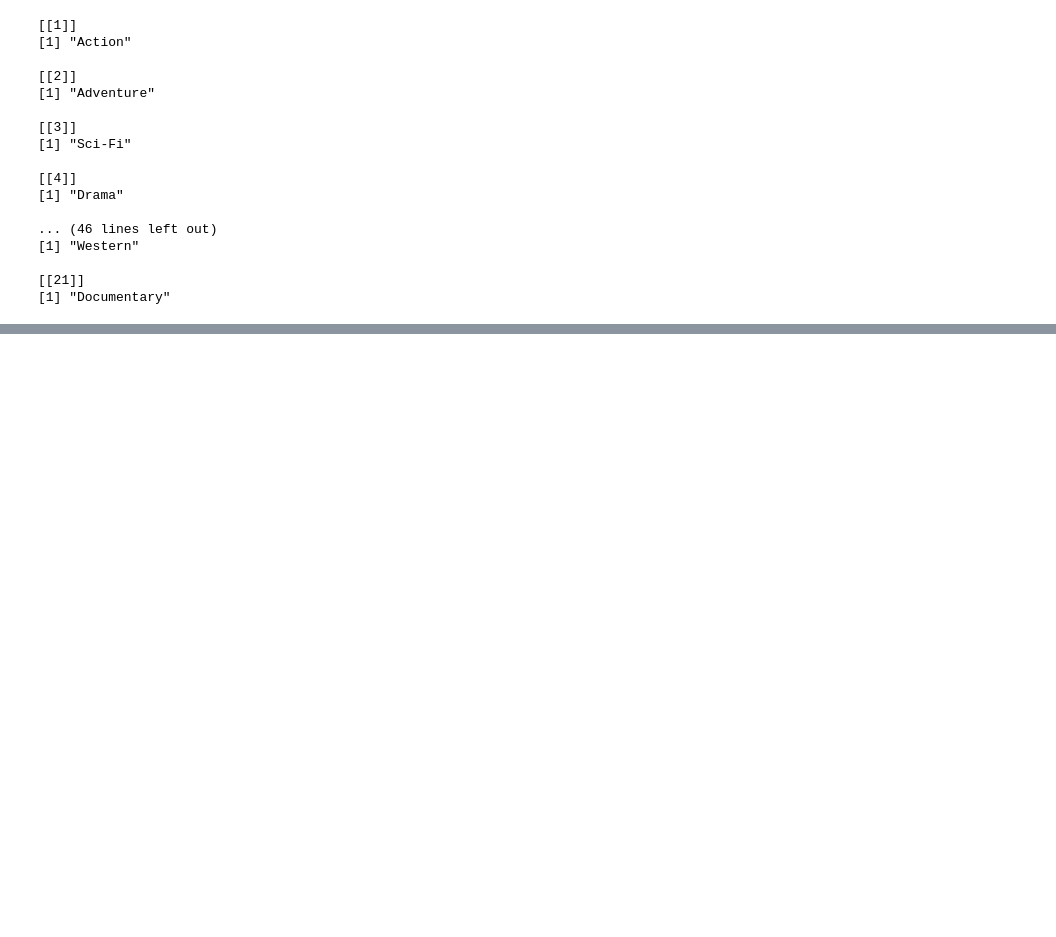
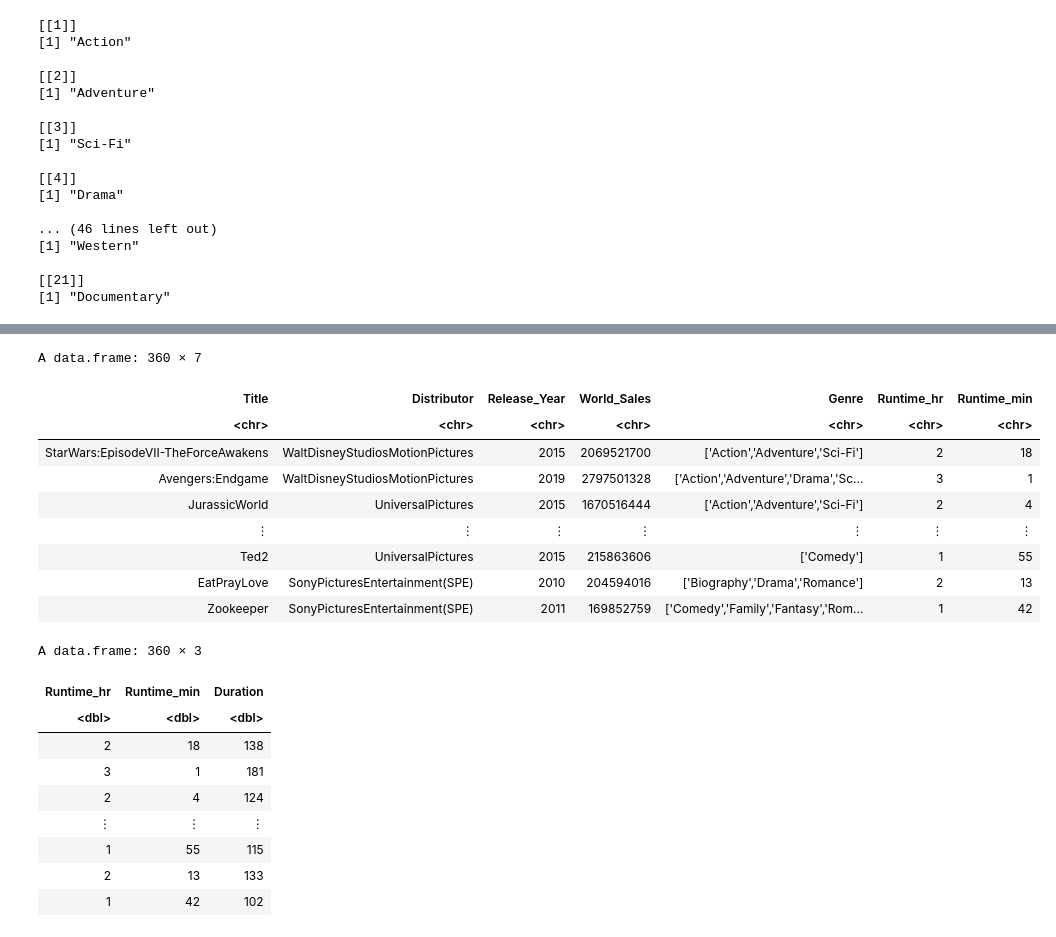
Before and after one commit to starsurfer87/DSCI100-Group-Project, a Jupyter notebook: project-proposal.ipynb, the cells around one changed output, grey strips where cells are left out. Saved outputs shown, nothing was run; the diff lists cells and outputs as text; code cells hidden in the pictures; blank space fills up the shorter version.

Commit message:
tidying runtime column

```diff
--- a/project-proposal.ipynb
+++ b/project-proposal.ipynb
@@ -61,15 +61,15 @@ A spec_tbl_df: 918 × 11
 | 916 | The Texas Chainsaw Massacre (2003) | After picking up a traumatized yo... | New Line Cinema | October 17, 2003 | 80571655 | 26792250 | ... |
 | 917 | Zookeeper (2011) | A group of zoo animals decide to ... | Sony Pictures Entertainment (SPE) | July 6, 2011 | 80360843 | 89491916 | ... |
 # %%
-# remove un-usable columns
-vars <- c("Title","Distributor","Release.Date","World.Sales..in...","Genre","Movie.Runtime")
+# remove unusable columns
+vars <- c("Title","Distributor","Release.Date","World.Sales..in...","Genre","Movie.Runtime") # vars that we want to keep
 movies_data_filtered <- movies_data %>%
                         select(all_of(vars))
 
 # change column name
 colnames(movies_data_filtered) <- c("Title", "Distributor","Release_Date","World_Sales","Genre","Runtime")
 
-#remove all white space in dataframe
+# remove all white space in dataframe
 movies_data_no_space <- as.data.frame(apply(movies_data_filtered, 2, str_remove_all, " "))
 
 # separate release year from Release_Date
@@ -86,10 +86,12 @@ movies_release_date <- separate(movies_release_date,
                             sep = "[()]"
                            )
 
-# filter for movies release since 2010
+# filter for movies released since 2010, remove NAs
 movies_2010 <- movies_release_date %>%
                     select(-date, -year) %>%
-                    filter(Release_Year >= 2010)
+                    filter(Release_Year >= 2010) %>%
+                    drop_na()
+
 
 movies_2010
 # %% [output]
@@ -138,3 +140,26 @@ genre_list
 
 [[21]]
 [1] "Documentary"
+# %%
+# tidying Runtime column
+movies_2010_separate_runtime <- separate(movies_2010,
+                                            col = Runtime,
+                                            into = c("Runtime_hr", "Runtime_min"),
+                                            sep = "hr"
+                                         )
+# remove min from Runtime_min
+movies_2010_separate_minute <- separate(movies_2010_separate_runtime,
+                                        col = Runtime_min,
+                                        into = c("Runtime_min"),
+                                        sep = "min"
+                                       )
+movies_2010_separate_minute
+
+# change hr and time into numeric
+numeric_duration <- movies_2010_separate_minute %>%
+                    select(Runtime_hr, Runtime_min)
+
+numeric_duration <- as.data.frame(apply(numeric_duration, 2, as.numeric)) %>%
+                    mutate(Duration = Runtime_hr * 60 + Runtime_min)
+numeric_duration
+# %% [output]
@@ -140,0 +168,20 @@ genre_list
+A data.frame: 360 × 7
+| Title | Distributor | Release_Year | World_Sales | Genre | Runtime_hr | Runtime_min |
+| <chr> | <chr> | <chr> | <chr> | <chr> | <chr> | <chr> |
+| StarWars:EpisodeVII-TheForceAwakens | WaltDisneyStudiosMotionPictures | 2015 | 2069521700 | ['Action','Adventure','Sci-Fi'] | 2 | 18 |
+| Avengers:Endgame | WaltDisneyStudiosMotionPictures | 2019 | 2797501328 | ['Action','Adventure','Drama','Sc... | 3 | 1 |
+| JurassicWorld | UniversalPictures | 2015 | 1670516444 | ['Action','Adventure','Sci-Fi'] | 2 | 4 |
+| ⋮ | ⋮ | ⋮ | ⋮ | ⋮ | ⋮ | ⋮ |
+| Ted2 | UniversalPictures | 2015 | 215863606 | ['Comedy'] | 1 | 55 |
+| EatPrayLove | SonyPicturesEntertainment(SPE) | 2010 | 204594016 | ['Biography','Drama','Romance'] | 2 | 13 |
+| Zookeeper | SonyPicturesEntertainment(SPE) | 2011 | 169852759 | ['Comedy','Family','Fantasy','Rom... | 1 | 42 |
+A data.frame: 360 × 3
+| Runtime_hr | Runtime_min | Duration |
+| <dbl> | <dbl> | <dbl> |
+| 2 | 18 | 138 |
+| 3 | 1 | 181 |
+| 2 | 4 | 124 |
+| ⋮ | ⋮ | ⋮ |
+| 1 | 55 | 115 |
+| 2 | 13 | 133 |
+| 1 | 42 | 102 |
```
Also changed, not shown: parts of 1 cell of this notebook.
